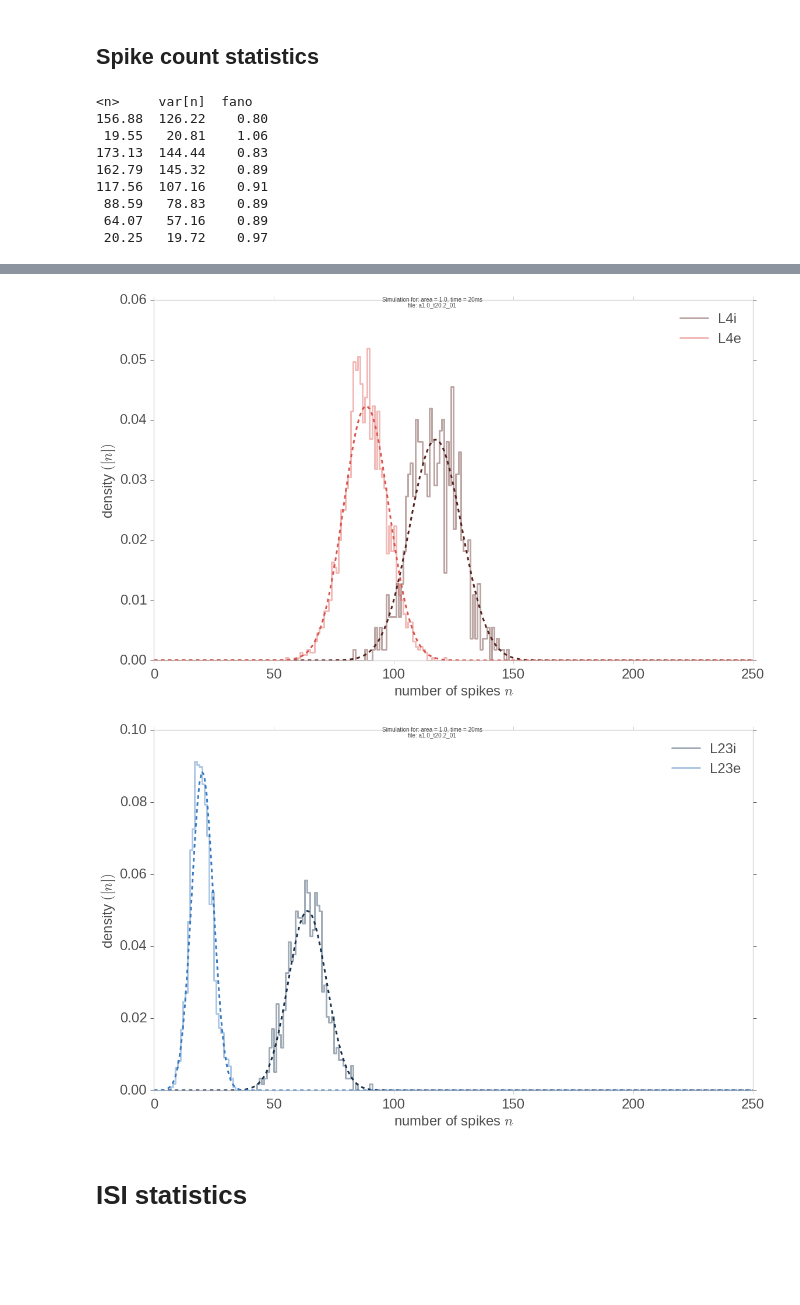
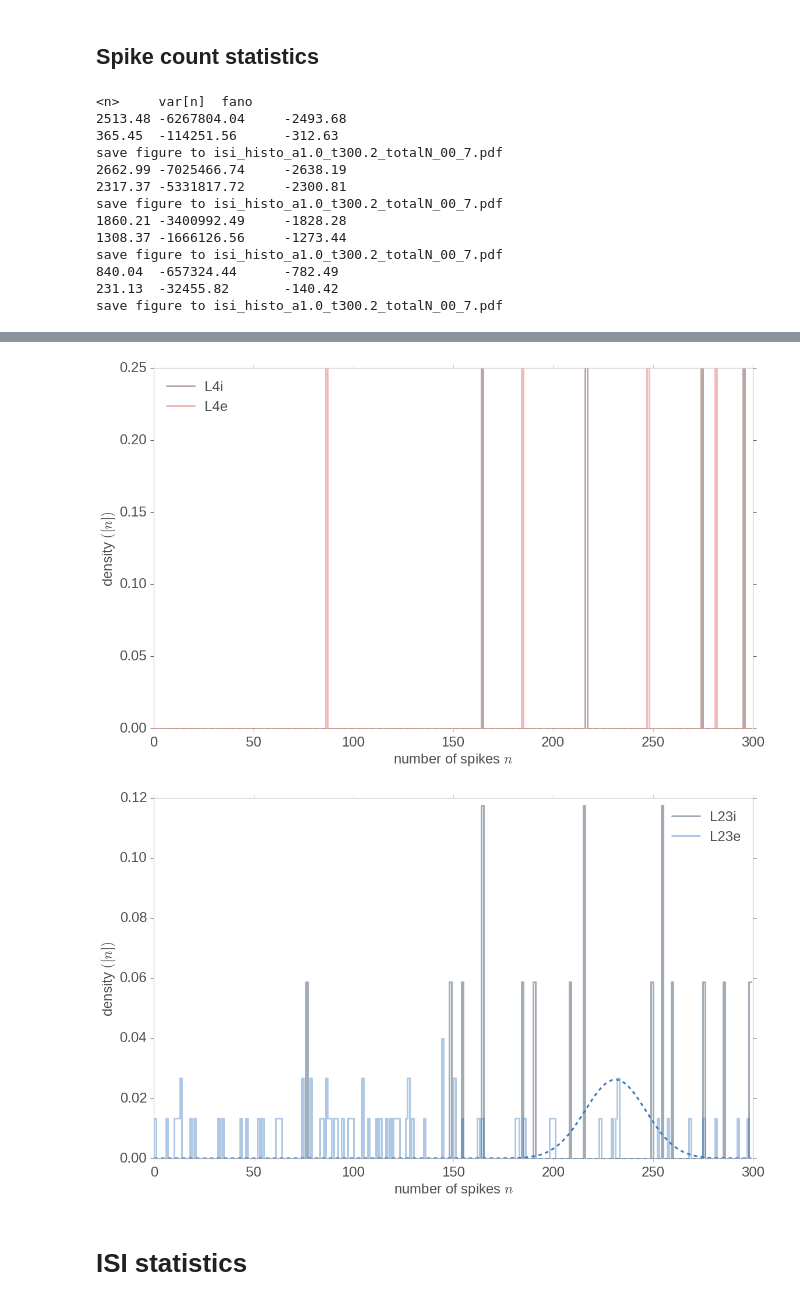
Before and after one commit to frschu/microcircuit, a Jupyter notebook: analysis/correlations.ipynb, the cells around one changed output, grey strips where cells are left out. Cells and saved outputs as stored; diff of their text form; code cells hidden in the pictures; blank space fills up the shorter version.

```diff
--- a/analysis/correlations.ipynb
+++ b/analysis/correlations.ipynb
@@ -23,7 +23,7 @@ import sim_params as sim; reload(sim)
 %matplotlib inline
 
 show_fig = False
-save_fig = False
+save_fig = True
 picture_format = ".pdf"
 xfactor = 2.6
 style.rcParams['figure.figsize'] = (xfactor*6.2, xfactor*3.83)
@@ -36,7 +36,7 @@ plotting = True
 data_file = "micro"
 data_sup_path = "/export/data-schuessler/data_microcircuit/"
 data_path = os.path.join(data_sup_path, data_file)
-sim_spec = "a1.0_t20.2_01"
+sim_spec = "a1.0_t300.2_totalN_00"
 
 # Original data
 file_name  = sim_spec + ".hdf5"
@@ -339,7 +311,7 @@ def gauss(n, rate, T=t_measure):
     sigma = np.sqrt(mu)
     return 1. / (np.sqrt(2 * np.pi) * sigma) * np.exp(- (n - mu)**2 / (2 * sigma**2))
 
-upps = [200, 250, 200, 100]
+
 print("<n>\tvar[n]\tfano")
 for l, layer in enumerate(layers):
     fig = plt.figure()
@@ -348,6 +320,7 @@ for l, layer in enumerate(layers):
     subplotspec=gridspec.new_subplotspec((0, 0), rowspan=1, colspan=1)
     ax = fig.add_subplot(subplotspec)
 
+    x_max = 0
     for i, population in enumerate(populations):
         if population.startswith(layer):
             rate = rates_mean[i]
@@ -360,8 +333,12 @@ for l, layer in enumerate(layers):
             fano_factor = var / mean
             print("{0:6.2f}\t{1:6.2f}\t{2:6.2f}".format(rate * t_measure, var, fano_factor))
 
-    #ax.set_xlim(0, upps[l])
-    ax.set_xlim(0, 250)
+            # calc the upper xlim
+            new_x_max = mean + 2 * np.sqrt(mean)
+            if new_x_max > x_max:
+                x_max = new_x_max
+
+    #ax.set_xlim(0, x_max)
     ax.set_ylabel('density $([n])$')
     ax.set_xlabel('number of spikes $n$')
     ax.legend(loc="best")
@@ -385,11 +362,15 @@ for l, layer in enumerate(layers):
         fig.show()
 # %% [output]
 <n>     var[n]  fano
-156.88  126.22    0.80
- 19.55   20.81    1.06
-173.13  144.44    0.83
-162.79  145.32    0.89
-117.56  107.16    0.91
- 88.59   78.83    0.89
- 64.07   57.16    0.89
- 20.25   19.72    0.97
+2513.48 -6267804.04     -2493.68
+365.45  -114251.56      -312.63
+save figure to isi_histo_a1.0_t300.2_totalN_00_7.pdf
+2662.99 -7025466.74     -2638.19
+2317.37 -5331817.72     -2300.81
+save figure to isi_histo_a1.0_t300.2_totalN_00_7.pdf
+1860.21 -3400992.49     -1828.28
+1308.37 -1666126.56     -1273.44
+save figure to isi_histo_a1.0_t300.2_totalN_00_7.pdf
+840.04  -657324.44      -782.49
+231.13  -32455.82       -140.42
+save figure to isi_histo_a1.0_t300.2_totalN_00_7.pdf
@@ -398,5 +379,5 @@ for l, layer in enumerate(layers):
-[figure, old version]
+[figure, new version]
-[figure, old version]
+[figure, new version]
 # %% [markdown]
 # ISI statistics
 # %% [markdown]
```
Also changed, not shown: parts of 17 cells of this notebook, 2 other files.
